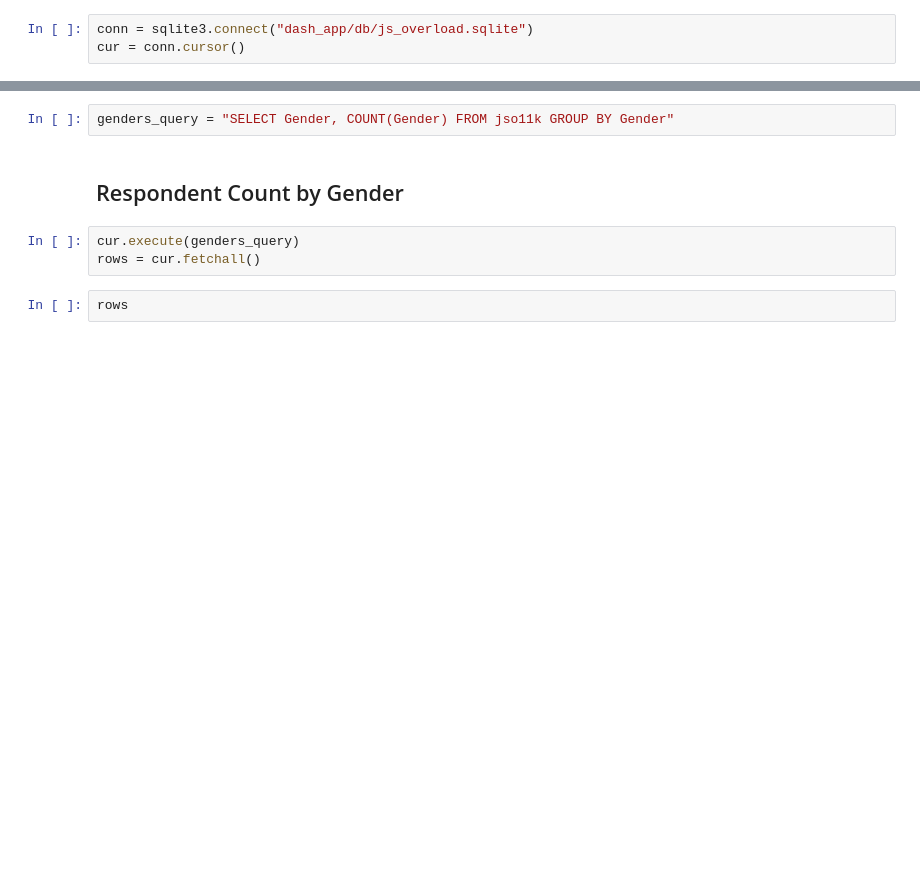
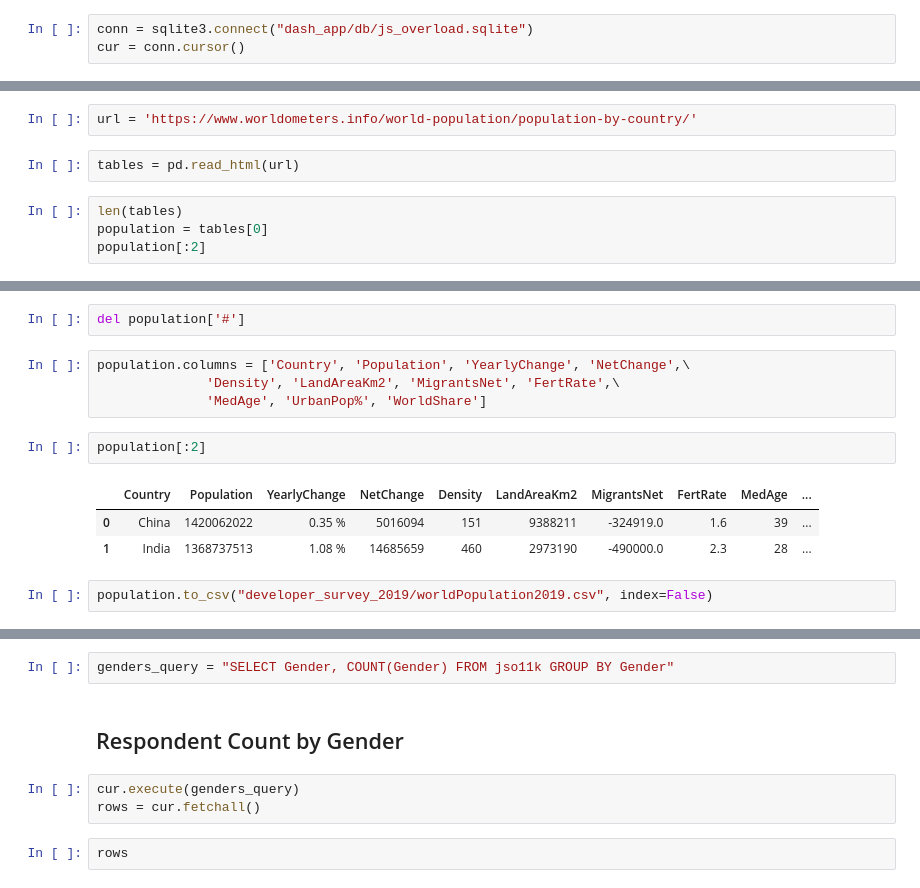
Before and after one commit to bellissima0419/d3js, a Jupyter notebook: jsoTester.ipynb, the cells around one changed output, grey strips where cells are left out. Cells and saved outputs as stored; diff of their text form; blank space fills up the shorter version.

```diff
--- a/jsoTester.ipynb
+++ b/jsoTester.ipynb
@@ -10,0 +15,8 @@ cur = conn.cursor()
+# %%
+url = 'https://www.worldometers.info/world-population/population-by-country/'
+# %%
+tables = pd.read_html(url)
+# %%
+len(tables)
+population = tables[0]
+population[:2]
@@ -10,0 +34,14 @@ cur = conn.cursor()
+# %%
+del population['#']
+# %%
+population.columns = ['Country', 'Population', 'YearlyChange', 'NetChange',\
+              'Density', 'LandAreaKm2', 'MigrantsNet', 'FertRate',\
+              'MedAge', 'UrbanPop%', 'WorldShare']
+# %%
+population[:2]
+# %% [output]
+|  | Country | Population | YearlyChange | NetChange | Density | LandAreaKm2 | MigrantsNet | FertRate | MedAge | ... |
+| 0 | China | 1420062022 | 0.35 % | 5016094 | 151 | 9388211 | -324919.0 | 1.6 | 39 | ... |
+| 1 | India | 1368737513 | 1.08 % | 14685659 | 460 | 2973190 | -490000.0 | 2.3 | 28 | ... |
+# %%
+population.to_csv("developer_survey_2019/worldPopulation2019.csv", index=False)
```
Also changed, not shown: parts of 21 cells of this notebook, 1 other file.
